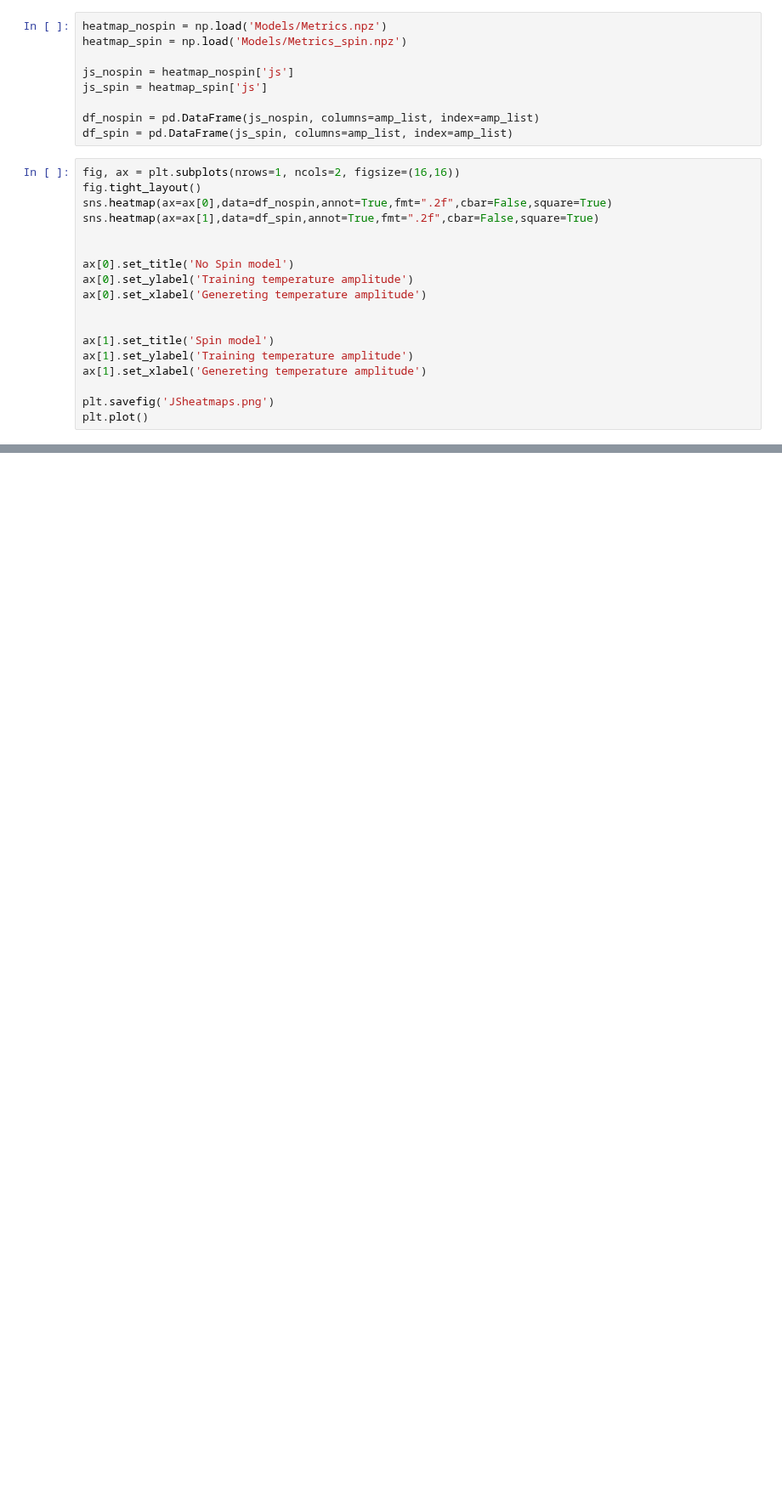
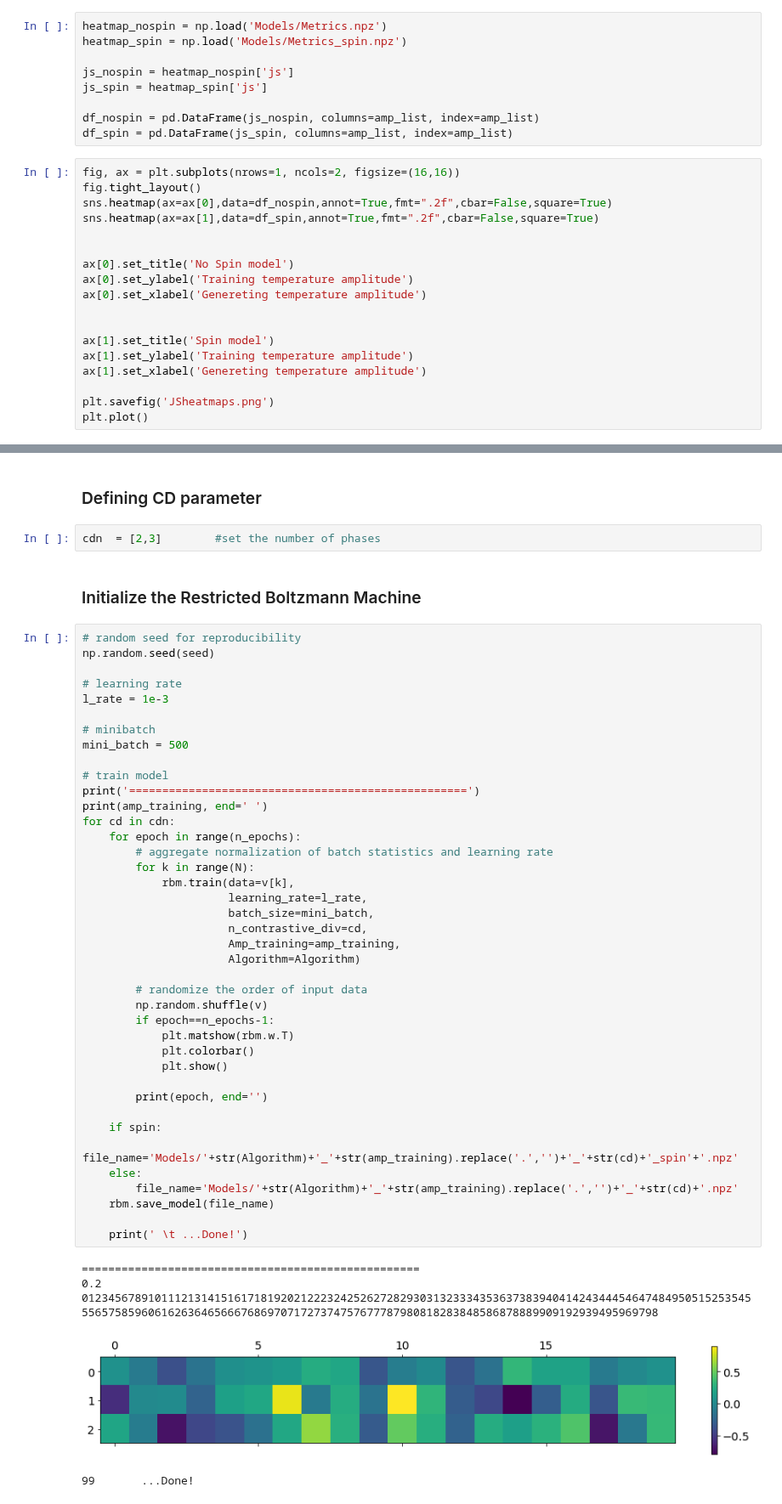
Before and after one commit to threeblueonebrowneyes/lcpb-homework, a Jupyter notebook: HW_02/Unified_group2305_exercise2.ipynb, the cells around one changed output, grey strips where cells are left out. Shown at 85% size. Drawn from its saved outputs; the diff is of its cells as text; blank space fills up the shorter version.

```diff
--- a/HW_02/Unified_group2305_exercise2.ipynb
+++ b/HW_02/Unified_group2305_exercise2.ipynb
@@ -591,0 +628,51 @@ plt.plot()
+# %% [markdown]
+### Defining CD parameter
+# %%
+cdn  = [2,3]        #set the number of phases
+# %% [markdown]
+### Initialize the Restricted Boltzmann Machine
+# %%
+# random seed for reproducibility
+np.random.seed(seed)
+
+# learning rate
+l_rate = 1e-3
+
+# minibatch
+mini_batch = 500
+
+# train model
+print('===================================================')
+print(amp_training, end=' ')
+for cd in cdn:
+    for epoch in range(n_epochs):
+        # aggregate normalization of batch statistics and learning rate
+        for k in range(N):
+            rbm.train(data=v[k],
+                      learning_rate=l_rate,
+                      batch_size=mini_batch,
+                      n_contrastive_div=cd,
+                      Amp_training=amp_training,
+                      Algorithm=Algorithm)
+
+        # randomize the order of input data
+        np.random.shuffle(v)
+        if epoch==n_epochs-1:
+            plt.matshow(rbm.w.T)
+            plt.colorbar()
+            plt.show()
+
+        print(epoch, end='')
+
+    if spin:
+        file_name='Models/'+str(Algorithm)+'_'+str(amp_training).replace('.','')+'_'+str(cd)+'_spin'+'.npz'
+    else:
+        file_name='Models/'+str(Algorithm)+'_'+str(amp_training).replace('.','')+'_'+str(cd)+'.npz'
+    rbm.save_model(file_name)
+
+    print(' \t ...Done!')
+# %% [output]
+===================================================
+0.2 01234567891011121314151617181920212223242526272829303132333435363738394041424344454647484950515253545556575859606162636465666768697071727374757677787980818283848586878889909192939495969798
+[figure, added]
+99       ...Done!
```
Also changed, not shown: parts of 15 cells of this notebook.
